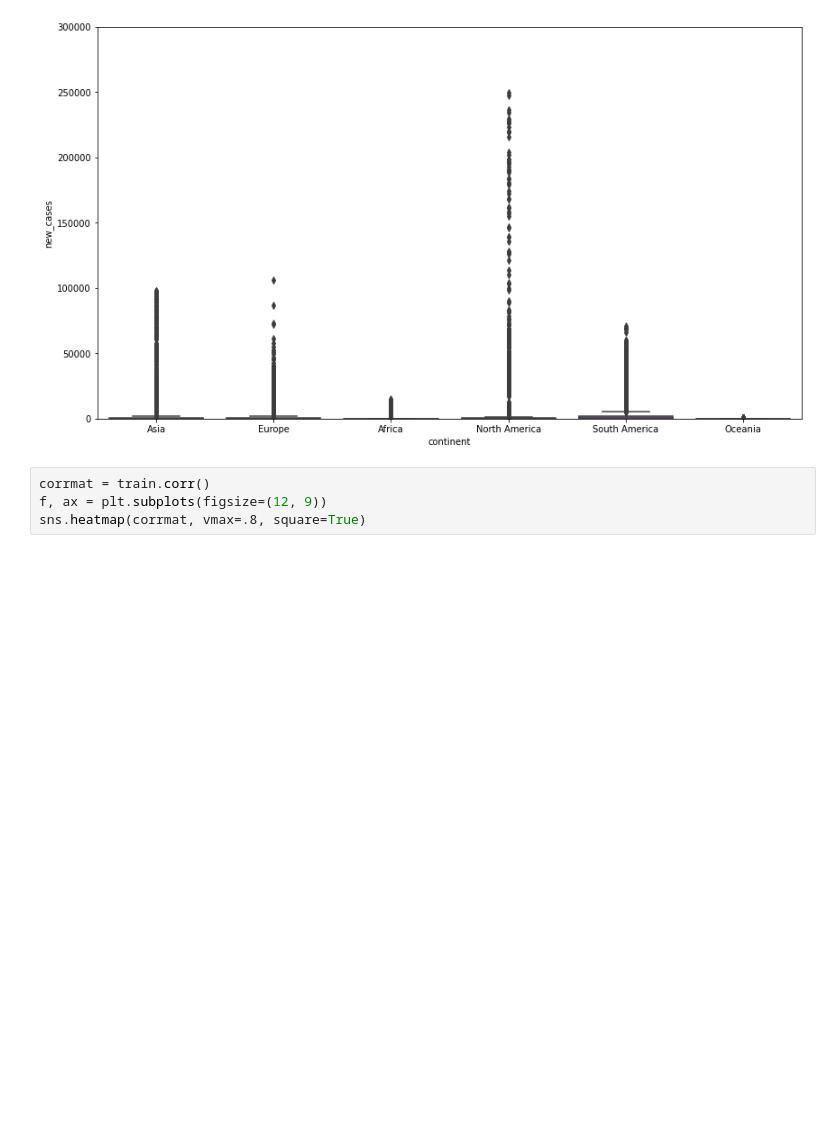
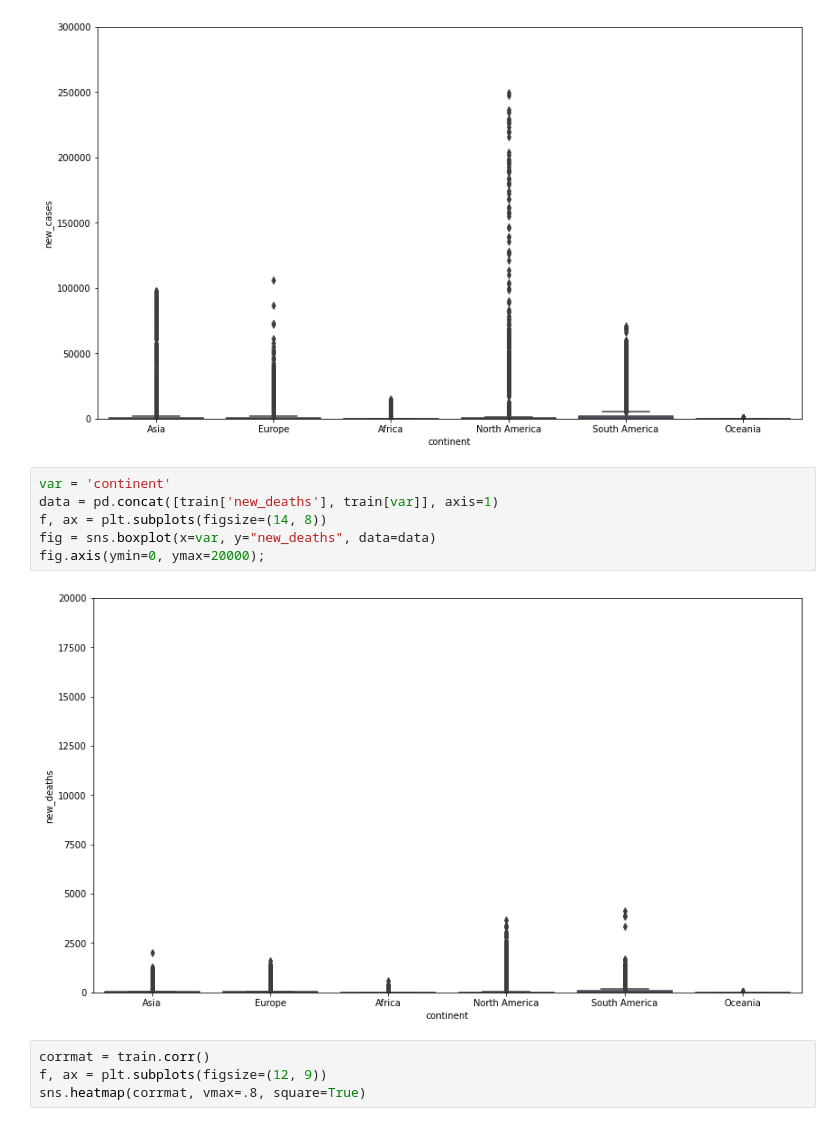
Before and after one commit to TracyRenee61/COV19, a Jupyter notebook: COV19_Ridge.ipynb, the cells around one changed output. Saved outputs shown, nothing was run; the diff lists cells and outputs as text; blank space fills up the shorter version.

```diff
--- a/COV19_Ridge.ipynb
+++ b/COV19_Ridge.ipynb
@@ -183,6 +183,14 @@ fig = sns.boxplot(x=var, y="new_cases", data=data)
 fig.axis(ymin=0, ymax=300000);
 # %% [output]
 [figure]
+# %%
+var = 'continent'
+data = pd.concat([train['new_deaths'], train[var]], axis=1)
+f, ax = plt.subplots(figsize=(14, 8))
+fig = sns.boxplot(x=var, y="new_deaths", data=data)
+fig.axis(ymin=0, ymax=20000);
+# %% [output]
+[figure, added]
 # %%
 corrmat = train.corr()
 f, ax = plt.subplots(figsize=(12, 9))
```
Also changed, not shown: parts of 18 cells of this notebook.
